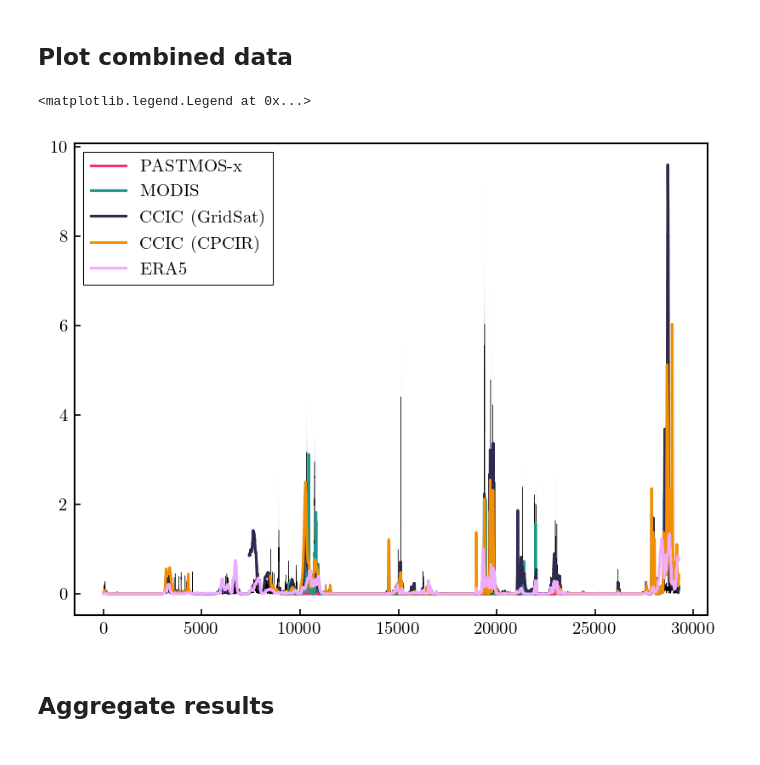
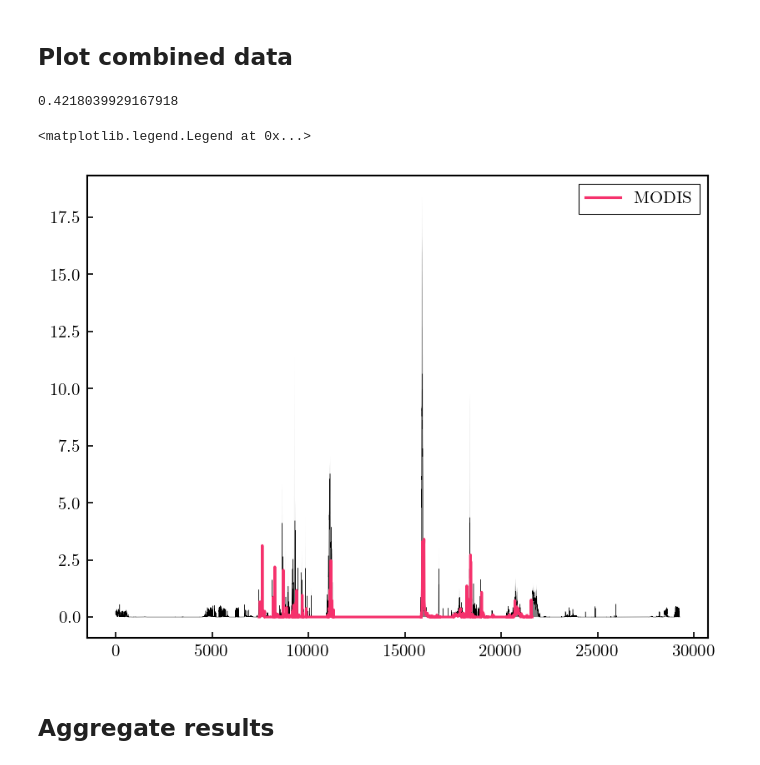
Before and after one commit to SEE-GEO/ccic_climate_record_analysis, a Jupyter notebook: notebooks/cloudsat_collocations/preprocessing_and_analysis.ipynb, the cells around one changed output. Cells and saved outputs as stored; diff of their text form; code cells hidden in the pictures.

```diff
--- a/notebooks/cloudsat_collocations/preprocessing_and_analysis.ipynb
+++ b/notebooks/cloudsat_collocations/preprocessing_and_analysis.ipynb
@@ -501,20 +467,25 @@ pandas.errors.InvalidIndexError: Reindexing only valid with uniquely valued Inde
 # %%
 combined_files = list(Path("/scratch/ccic_record/data/collocations/combined/").glob("*.nc"))
 # %%
-ind = 31
+ind = 33
 data = xr.load_dataset(combined_files[ind])
 # %%
 plt.fill_between(data.rays, y1=0, y2=data.tiwp_2cice, facecolor="grey", zorder=0)
 plt.plot(data.rays, data.tiwp_dardar, c="k", lw=0.2, zorder=1)
-plt.plot(data.rays, data.tiwp_patmosx / 1e3, label="PASTMOS-x")
+#plt.plot(data.rays, data.tiwp_patmosx / 1e3, label="PASTMOS-x")
 plt.plot(data.rays, data.tiwp_modis, label="MODIS")
-plt.plot(data.rays, data.tiwp_ccic_gridsat, label="CCIC (GridSat)")
-plt.plot(data.rays, data.tiwp_ccic_cpcir, label="CCIC (CPCIR)")
-plt.plot(data.rays, data.tiwp_era5, label="ERA5")
+#plt.plot(data.rays, data.tiwp_ccic_gridsat, label="CCIC (GridSat)")
+#plt.plot(data.rays, data.tiwp_ccic_cpcir, label="CCIC (CPCIR)")
+#plt.plot(data.rays, data.tiwp_era5, label="ERA5")
+tiwp_modis = data.tiwp_modis.data
+tiwp_dardar = data.tiwp_dardar.data
+valid = np.isfinite(tiwp_modis) * np.isfinite(tiwp_dardar)
+print(np.corrcoef(tiwp_modis[valid], tiwp_dardar[valid])[0, 1])
 plt.legend()
 # %% [output]
-<matplotlib.legend.Legend at 0x...>
+0.4218039929167918
+<matplotlib.legend.Legend at 0x...>
-[figure, old version]
+[figure, new version]
 # %% [markdown]
 ## Aggregate results
 # %%
```
Also changed, not shown: parts of 16 cells of this notebook, 5 other files.
